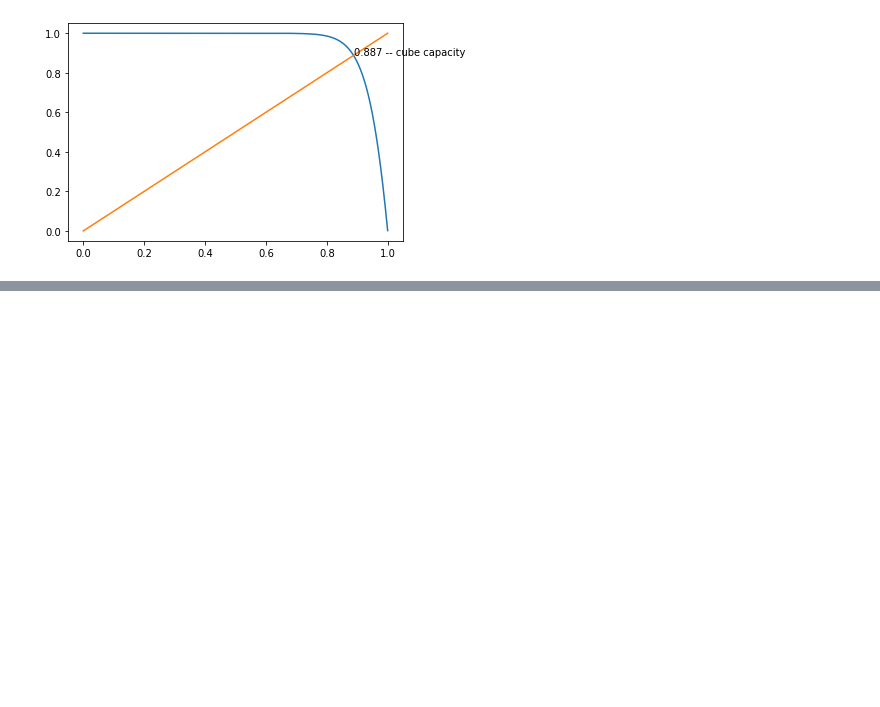
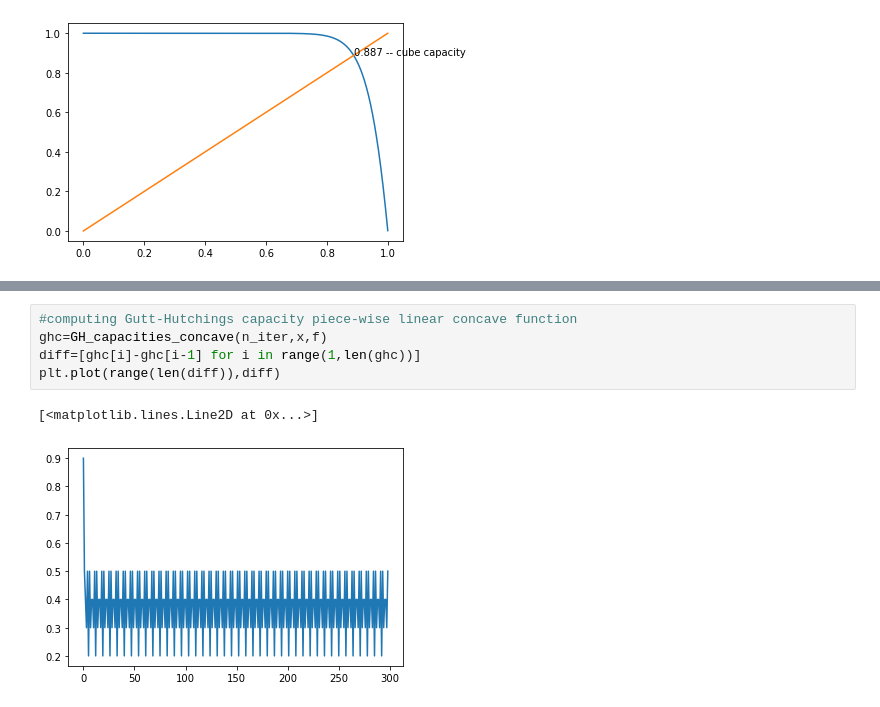
Before and after one commit to mitabanik/S-1-equivariant-symplectic-capacites-for-toric-domains, a Jupyter notebook: Examples.ipynb, the cells around one changed output, grey strips where cells are left out. Drawn from its saved outputs; the diff is of its cells as text; blank space fills up the shorter version.

```diff
--- a/Examples.ipynb
+++ b/Examples.ipynb
@@ -88,0 +106,8 @@ Conjecturely, in the smooth case "spectral gap" would converge to the cube capac
+# %%
+#computing Gutt-Hutchings capacity piece-wise linear concave function
+ghc=GH_capacities_concave(n_iter,x,f)
+diff=[ghc[i]-ghc[i-1] for i in range(1,len(ghc))]
+plt.plot(range(len(diff)),diff)
+# %% [output]
+[<matplotlib.lines.Line2D at 0x...>]
+[figure, added]
```
Also changed, not shown: parts of 17 cells of this notebook, 4 other files.
